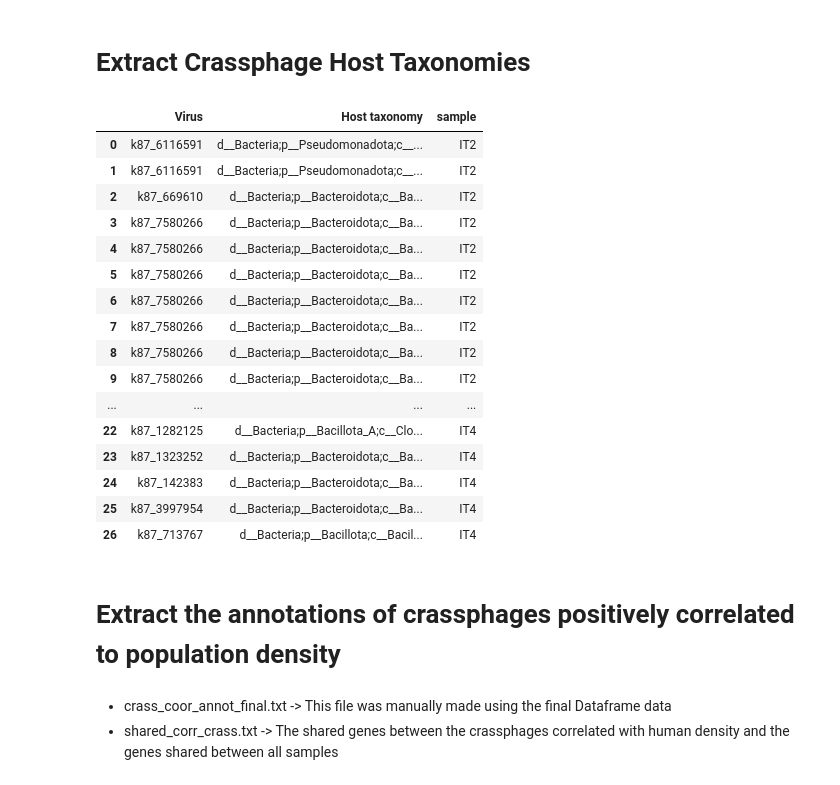
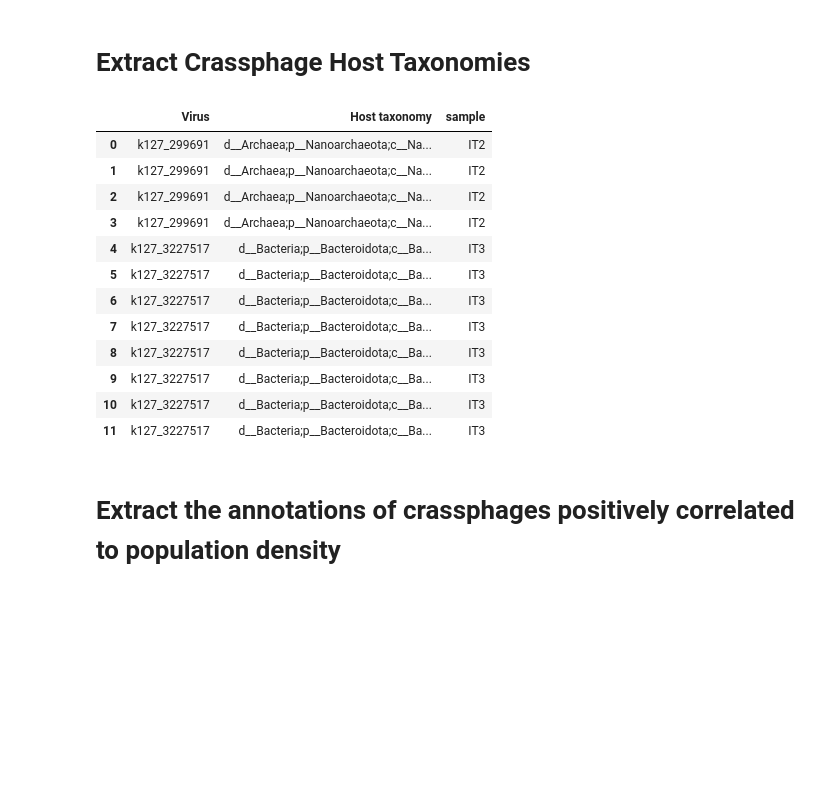
Before and after one commit to labgm/Crassphage_Analysis_Amazon_River_Martins_et_al, a Jupyter notebook: 04_annotation_processing/annot_process.ipynb, the cells around one changed output. Saved outputs shown, nothing was run; the diff lists cells and outputs as text; code cells hidden in the pictures; blank space fills up the shorter version.

```diff
--- a/04_annotation_processing/annot_process.ipynb
+++ b/04_annotation_processing/annot_process.ipynb
@@ -151,48 +154,42 @@ plt.show()
 # %%
 import pandas as pd
 
-IPHOP_folder='/home/davidmartins/Documentos/Viral_analysis/iphop'
-
+IPHOP_folder='/home/davidmartins/Documentos/viral_analysis_v2/iphop'
 
 # Function to process each dataset
 def process_dataset(it_number):
     df = pd.read_csv(f'{IPHOP_folder}/IT{it_number}/Host_prediction_to_genome_m90.csv')
     df = df[['Virus', 'Host taxonomy']]
 
     crass = pd.read_csv(f'{crass_list_folder}/IT{it_number}_crass_contigs.txt', names=['contig'])
     df = df[df['Virus'].isin(crass['contig'])]
     df['sample'] = f'IT{it_number}'
 
     return df
 
 # List to store results
 results = []
 
 # Loop through the datasets
 for i in range(1, 5):
     df_processed = process_dataset(i)
     results.append(df_processed)
 
 all_results = pd.concat(results, ignore_index=True)
-
 all_results
 # %% [output]
 |  | Virus | Host taxonomy | sample |
-| 0 | k87_6116591 | d__Bacteria;p__Pseudomonadota;c__... | IT2 |
-| 1 | k87_6116591 | d__Bacteria;p__Pseudomonadota;c__... | IT2 |
-| 2 | k87_669610 | d__Bacteria;p__Bacteroidota;c__Ba... | IT2 |
-| 3 | k87_7580266 | d__Bacteria;p__Bacteroidota;c__Ba... | IT2 |
-| 4 | k87_7580266 | d__Bacteria;p__Bacteroidota;c__Ba... | IT2 |
-| 5 | k87_7580266 | d__Bacteria;p__Bacteroidota;c__Ba... | IT2 |
-| 6 | k87_7580266 | d__Bacteria;p__Bacteroidota;c__Ba... | IT2 |
-| 7 | k87_7580266 | d__Bacteria;p__Bacteroidota;c__Ba... | IT2 |
-| 8 | k87_7580266 | d__Bacteria;p__Bacteroidota;c__Ba... | IT2 |
-| 9 | k87_7580266 | d__Bacteria;p__Bacteroidota;c__Ba... | IT2 |
-| ... | ... | ... | ... |
-| 22 | k87_1282125 | d__Bacteria;p__Bacillota_A;c__Clo... | IT4 |
-| 23 | k87_1323252 | d__Bacteria;p__Bacteroidota;c__Ba... | IT4 |
-| 24 | k87_142383 | d__Bacteria;p__Bacteroidota;c__Ba... | IT4 |
-| 25 | k87_3997954 | d__Bacteria;p__Bacteroidota;c__Ba... | IT4 |
-| 26 | k87_713767 | d__Bacteria;p__Bacillota;c__Bacil... | IT4 |
+| 0 | k127_299691 | d__Archaea;p__Nanoarchaeota;c__Na... | IT2 |
+| 1 | k127_299691 | d__Archaea;p__Nanoarchaeota;c__Na... | IT2 |
+| 2 | k127_299691 | d__Archaea;p__Nanoarchaeota;c__Na... | IT2 |
+| 3 | k127_299691 | d__Archaea;p__Nanoarchaeota;c__Na... | IT2 |
+| 4 | k127_3227517 | d__Bacteria;p__Bacteroidota;c__Ba... | IT3 |
+| 5 | k127_3227517 | d__Bacteria;p__Bacteroidota;c__Ba... | IT3 |
+| 6 | k127_3227517 | d__Bacteria;p__Bacteroidota;c__Ba... | IT3 |
+| 7 | k127_3227517 | d__Bacteria;p__Bacteroidota;c__Ba... | IT3 |
+| 8 | k127_3227517 | d__Bacteria;p__Bacteroidota;c__Ba... | IT3 |
+| 9 | k127_3227517 | d__Bacteria;p__Bacteroidota;c__Ba... | IT3 |
+| 10 | k127_3227517 | d__Bacteria;p__Bacteroidota;c__Ba... | IT3 |
+| 11 | k127_3227517 | d__Bacteria;p__Bacteroidota;c__Ba... | IT3 |
 # %% [markdown]
 # Extract the annotations of crassphages positively correlated to population density
@@ -238,3 +195,0 @@ final = final[['scaffold','viral_hit','kegg_hit','pfam_hits','vogdb_hits']]
-# %% [markdown]
-- crass_coor_annot_final.txt -> This file was manually made using the final Dataframe data
-- shared_corr_crass.txt -> The shared genes between the crassphages correlated with human density and the genes shared between all samples
```
Also changed, not shown: parts of 7 cells of this notebook, 9 other files.
